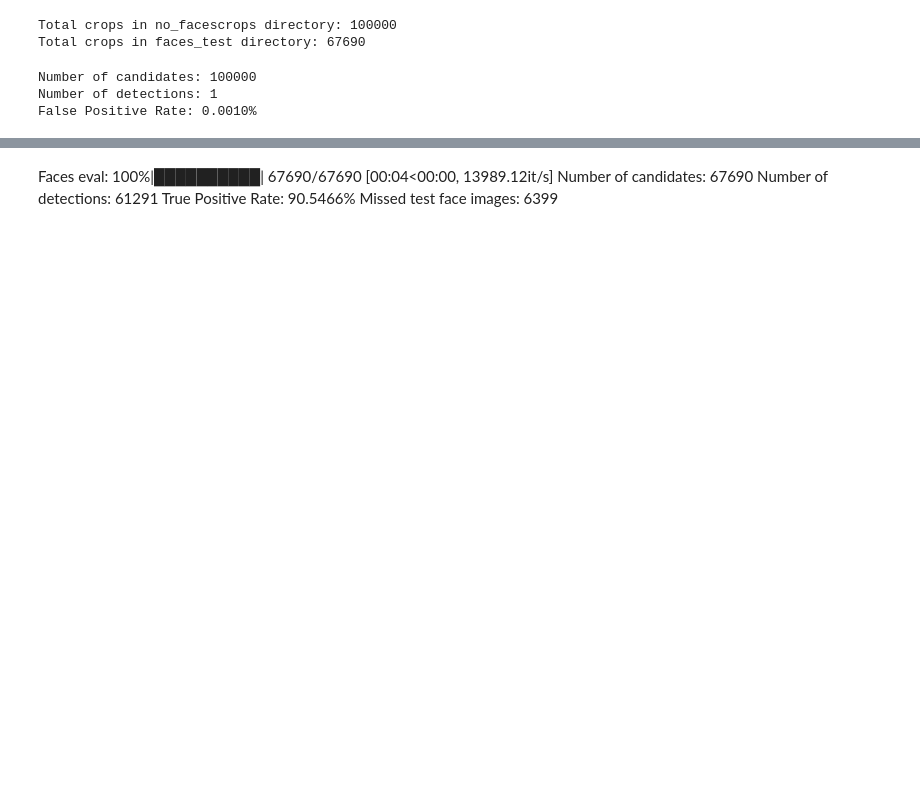
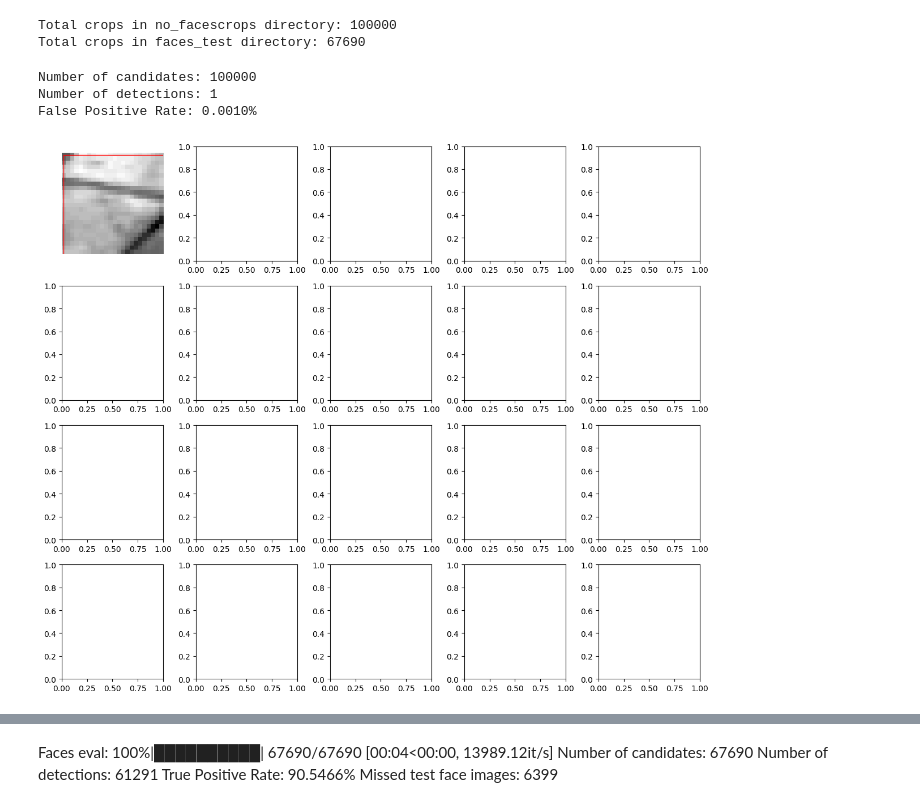
Before and after one commit to MiquelGomezCorral/BIOM-Face-detection, a Jupyter notebook: notebooks/test.ipynb, the cells around one changed output, grey strips where cells are left out. Cells and saved outputs as stored; diff of their text form; code cells hidden in the pictures; blank space fills up the shorter version.

```diff
--- a/notebooks/test.ipynb
+++ b/notebooks/test.ipynb
@@ -81,6 +79,30 @@ print(f"False Positive Rate: {fpr:.4%}")
 Number of candidates: 100000
 Number of detections: 1
 False Positive Rate: 0.0010%
+# %%
+import random
+import matplotlib.pyplot as plt
+import matplotlib.patches as patches
+from PIL import Image
+
+sample = random.sample(all_fps, min(20, len(all_fps)))
+
+fig, axes = plt.subplots(4, 5, figsize=(12, 10))
+for ax, item in zip(axes.flat, sample):
+    # img = Image.open(item["path"])
+    img = Image.open(item["path"]).convert("L")
+    f = item["face"]
+    ax.imshow(img, cmap="gray")
+    ax.add_patch(
+        patches.Rectangle(
+            (f["x"], f["y"]), f["w"], f["h"], linewidth=1, edgecolor="red", facecolor="none")
+        )
+    ax.axis("off")
+
+plt.tight_layout()
+plt.show()
+# %% [output]
+[figure, added]
 # %%
 from concurrent.futures import ThreadPoolExecutor
 from tqdm import tqdm
```
Also changed, not shown: parts of 7 cells of this notebook.
